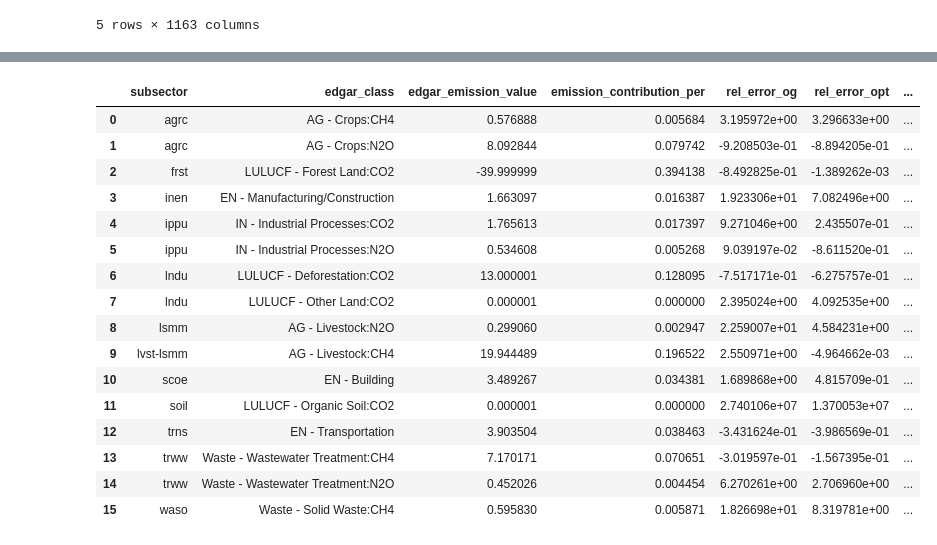
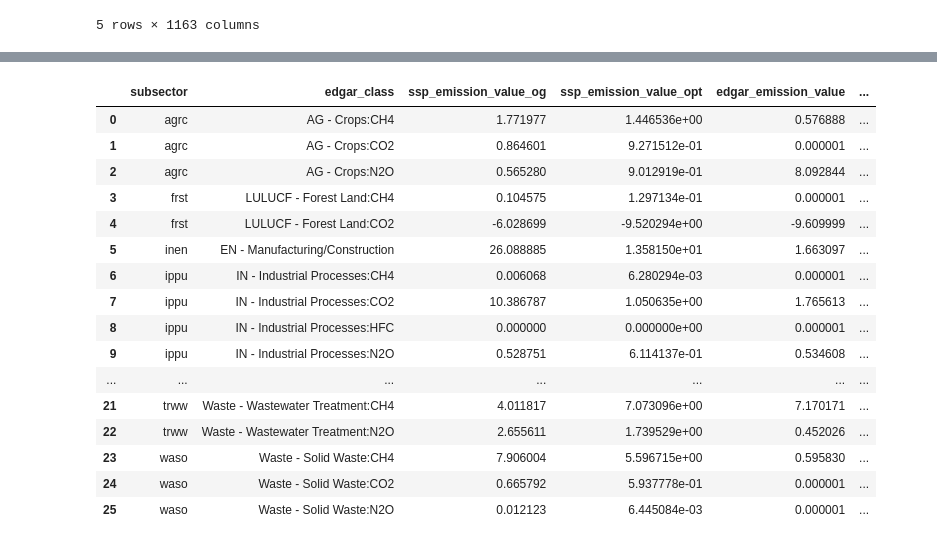
Before and after one commit to sisepuede-framework/ssp_data_calibration, a Jupyter notebook: src/opt_evaluation.ipynb, the cells around one changed output, grey strips where cells are left out. Saved outputs shown, nothing was run; the diff lists cells and outputs as text; code cells hidden in the pictures.

```diff
--- a/src/opt_evaluation.ipynb
+++ b/src/opt_evaluation.ipynb
@@ -111,5 +94,10 @@ dru = DiffReportUtils(iso_alpha_3, edgar_ssp_cw_path, SECTORAL_REPORTS_DIR_PATH,
 # %%
-edgar_emission_db_path = os.path.join(SECTORAL_REPORT_MAPPING_DIR_PATH, 'CSC-GHG_emissions-April2024_to_calibrate.csv')
-edgar_emission_df = dru.edgar_emission_db_etl(edgar_emission_db_path)
+if use_edgar_db_flag:
+    edgar_emission_db_path = os.path.join(SECTORAL_REPORT_MAPPING_DIR_PATH, 'CSC-GHG_emissions-April2024_to_calibrate.csv')
+    edgar_emission_df = dru.edgar_emission_db_etl(edgar_emission_db_path)
+else:
+    edgar_emission_targets_path = os.path.join(SECTORAL_REPORT_MAPPING_DIR_PATH, 'emission_targets_uganda.csv')
+    edgar_emission_df = dru.get_edgar_region_df(edgar_emission_targets_path)
+
 edgar_emission_df.head()
 # %% [output]
@@ -163,6 +151,6 @@ og_report = og_report.sort_values(by=['subsector', 'edgar_class']).reset_index(d
 og_report['numeric_id'] = og_report.index
 
 # Filter out the columns we need
-og_report = og_report[['numeric_id', 'subsector', 'edgar_class', 'rel_error', 'squared_diff']]
+og_report = og_report[['numeric_id', 'subsector', 'ssp_emission', 'edgar_class', 'rel_error']]
 og_report
 # %% [output]
@@ -203,6 +191,6 @@ opt_report = opt_report.sort_values(by=['subsector', 'edgar_class']).reset_index
 opt_report['numeric_id'] = opt_report.index
 
 # Filter out the columns we need
-opt_report = opt_report[['numeric_id', 'subsector', 'edgar_class', 'edgar_emission_epsilon', 'norm_weight', 'rel_error', 'squared_diff']]
+opt_report = opt_report[['numeric_id', 'subsector', 'edgar_class', 'ssp_emission', 'edgar_emission_epsilon', 'norm_weight', 'rel_error']]
 opt_report
 # %% [output]
@@ -227,11 +215,11 @@ opt_report
 merged_df = pd.merge(og_report, opt_report, how='inner', on=['numeric_id', 'subsector', 'edgar_class'])
 new_col_names = {
     'rel_error_x': 'rel_error_og',
-    'squared_diff_x': 'squared_diff_og',
     'rel_error_y': 'rel_error_opt',
-    'squared_diff_y': 'squared_diff_opt',
     'edgar_emission_epsilon': 'edgar_emission_value',
-    'norm_weight': 'emission_contribution_per'
+    'norm_weight': 'emission_contribution_per',
+    'ssp_emission_x': 'ssp_emission_value_og',
+    'ssp_emission_y': 'ssp_emission_value_opt'
 }
 
 merged_df.rename(columns= new_col_names, inplace=True)
@@ -239,3 +227,5 @@ merged_df.rename(columns= new_col_names, inplace=True)
 # Add weighted_rel_error column
 merged_df['weighted_rel_error_opt'] = merged_df['rel_error_opt'] * merged_df['emission_contribution_per']
 merged_df['weighted_rel_error_og'] = merged_df['rel_error_og'] * merged_df['emission_contribution_per']
+
+merged_df.head()
@@ -242,45 +239,45 @@ merged_df['weighted_rel_error_og'] = merged_df['rel_error_og'] * merged_df['emis
 # %%
 # Drop the numeric_id column
 merged_df = merged_df.drop(columns='numeric_id')
 
 # Round squared_diff_og and squared_diff_opt to 3 decimal places
 # merged_df['squared_diff_og'] = merged_df['squared_diff_og'].round(6)
 # merged_df['squared_diff_opt'] = merged_df['squared_diff_opt'].round(6)
 
 # Calculate the relative change between the og and opt squared_diff
-merged_df['relative_change_squared_diff'] = (merged_df['squared_diff_opt'] - merged_df['squared_diff_og']) / merged_df['squared_diff_og']
+# merged_df['relative_change_squared_diff'] = (merged_df['squared_diff_opt'] - merged_df['squared_diff_og']) / merged_df['squared_diff_og']
 
 # Reorder the columns
 merged_df = merged_df[['subsector',
                        'edgar_class',
+                       'ssp_emission_value_og',
+                       'ssp_emission_value_opt',
                        'edgar_emission_value',
                        'emission_contribution_per',
                        'rel_error_og',
                        'rel_error_opt',
                        'weighted_rel_error_og',
                        'weighted_rel_error_opt',
-                       'squared_diff_og',
-                       'squared_diff_opt',
-                       'relative_change_squared_diff']]
+                       ]]
 merged_df
 # %% [output]
-|  | subsector | edgar_class | edgar_emission_value | emission_contribution_per | rel_error_og | rel_error_opt | ... |
-| 0 | agrc | AG - Crops:CH4 | 0.576888 | 0.005684 | 3.195972e+00 | 3.296633e+00 | ... |
-| 1 | agrc | AG - Crops:N2O | 8.092844 | 0.079742 | -9.208503e-01 | -8.894205e-01 | ... |
-| 2 | frst | LULUCF - Forest Land:CO2 | -39.999999 | 0.394138 | -8.492825e-01 | -1.389262e-03 | ... |
-| 3 | inen | EN - Manufacturing/Construction | 1.663097 | 0.016387 | 1.923306e+01 | 7.082496e+00 | ... |
-| 4 | ippu | IN - Industrial Processes:CO2 | 1.765613 | 0.017397 | 9.271046e+00 | 2.435507e-01 | ... |
-| 5 | ippu | IN - Industrial Processes:N2O | 0.534608 | 0.005268 | 9.039197e-02 | -8.611520e-01 | ... |
-| 6 | lndu | LULUCF - Deforestation:CO2 | 13.000001 | 0.128095 | -7.517171e-01 | -6.275757e-01 | ... |
-| 7 | lndu | LULUCF - Other Land:CO2 | 0.000001 | 0.000000 | 2.395024e+00 | 4.092535e+00 | ... |
-| 8 | lsmm | AG - Livestock:N2O | 0.299060 | 0.002947 | 2.259007e+01 | 4.584231e+00 | ... |
-| 9 | lvst-lsmm | AG - Livestock:CH4 | 19.944489 | 0.196522 | 2.550971e+00 | -4.964662e-03 | ... |
-| 10 | scoe | EN - Building | 3.489267 | 0.034381 | 1.689868e+00 | 4.815709e-01 | ... |
-| 11 | soil | LULUCF - Organic Soil:CO2 | 0.000001 | 0.000000 | 2.740106e+07 | 1.370053e+07 | ... |
-| 12 | trns | EN - Transportation | 3.903504 | 0.038463 | -3.431624e-01 | -3.986569e-01 | ... |
-| 13 | trww | Waste - Wastewater Treatment:CH4 | 7.170171 | 0.070651 | -3.019597e-01 | -1.567395e-01 | ... |
-| 14 | trww | Waste - Wastewater Treatment:N2O | 0.452026 | 0.004454 | 6.270261e+00 | 2.706960e+00 | ... |
-| 15 | waso | Waste - Solid Waste:CH4 | 0.595830 | 0.005871 | 1.826698e+01 | 8.319781e+00 | ... |
+|  | subsector | edgar_class | ssp_emission_value_og | ssp_emission_value_opt | edgar_emission_value | ... |
+| 0 | agrc | AG - Crops:CH4 | 1.771977 | 1.446536e+00 | 0.576888 | ... |
+| 1 | agrc | AG - Crops:CO2 | 0.864601 | 9.271512e-01 | 0.000001 | ... |
+| 2 | agrc | AG - Crops:N2O | 0.565280 | 9.012919e-01 | 8.092844 | ... |
+| 3 | frst | LULUCF - Forest Land:CH4 | 0.104575 | 1.297134e-01 | 0.000001 | ... |
+| 4 | frst | LULUCF - Forest Land:CO2 | -6.028699 | -9.520294e+00 | -9.609999 | ... |
+| 5 | inen | EN - Manufacturing/Construction | 26.088885 | 1.358150e+01 | 1.663097 | ... |
+| 6 | ippu | IN - Industrial Processes:CH4 | 0.006068 | 6.280294e-03 | 0.000001 | ... |
+| 7 | ippu | IN - Industrial Processes:CO2 | 10.386787 | 1.050635e+00 | 1.765613 | ... |
+| 8 | ippu | IN - Industrial Processes:HFC | 0.000000 | 0.000000e+00 | 0.000001 | ... |
+| 9 | ippu | IN - Industrial Processes:N2O | 0.528751 | 6.114137e-01 | 0.534608 | ... |
+| ... | ... | ... | ... | ... | ... | ... |
+| 21 | trww | Waste - Wastewater Treatment:CH4 | 4.011817 | 7.073096e+00 | 7.170171 | ... |
+| 22 | trww | Waste - Wastewater Treatment:N2O | 2.655611 | 1.739529e+00 | 0.452026 | ... |
+| 23 | waso | Waste - Solid Waste:CH4 | 7.906004 | 5.596715e+00 | 0.595830 | ... |
+| 24 | waso | Waste - Solid Waste:CO2 | 0.665792 | 5.937778e-01 | 0.000001 | ... |
+| 25 | waso | Waste - Solid Waste:N2O | 0.012123 | 6.445084e-03 | 0.000001 | ... |
 # %%
 # Calculate the sum of the absolute value of the weighted_rel_error_opt and weighted_rel_error_og
 total_w_rel_error_opt = merged_df['weighted_rel_error_opt'].abs().sum()
```
Also changed, not shown: parts of 11 cells of this notebook.
